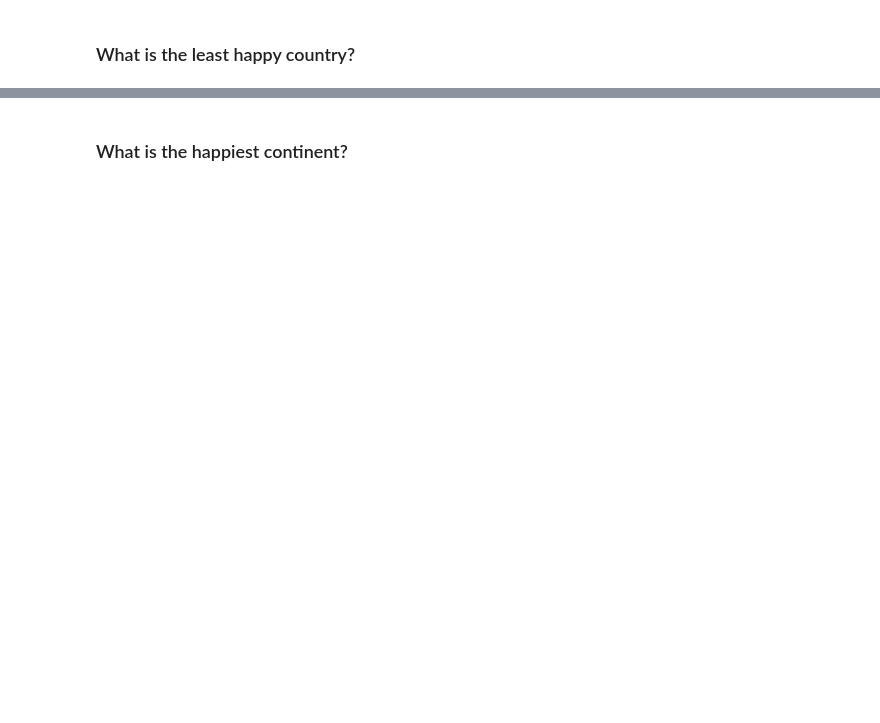
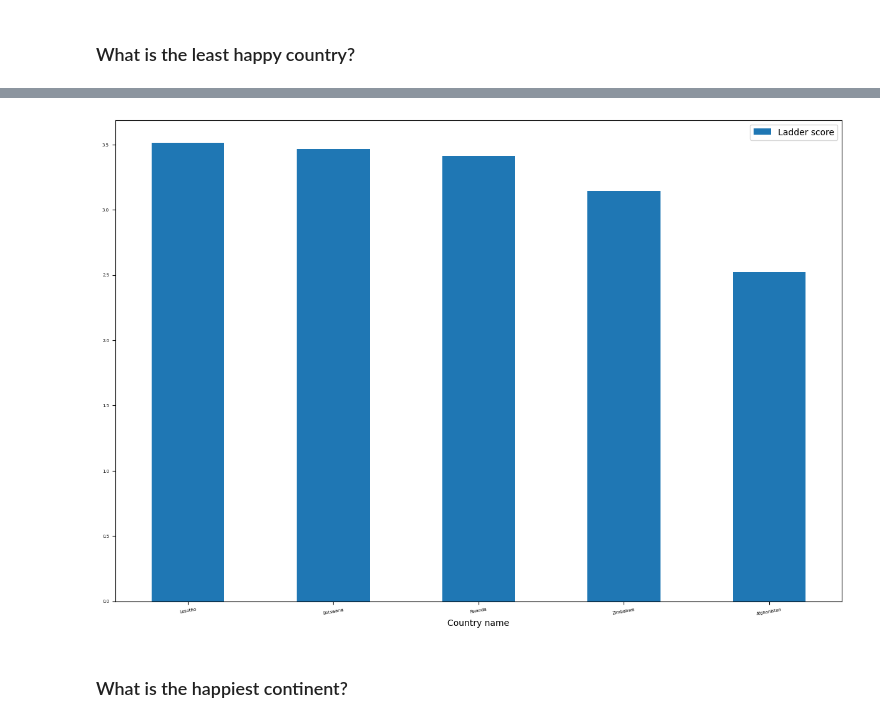
Before and after one commit to Leo-SLC/Project_1, a Jupyter notebook: HappinessResearch.ipynb, the cells around one changed output, grey strips where cells are left out. Saved outputs shown, nothing was run; the diff lists cells and outputs as text; code cells hidden in the pictures; blank space fills up the shorter version.

```diff
--- a/HappinessResearch.ipynb
+++ b/HappinessResearch.ipynb
@@ -120,0 +125,7 @@ plt.savefig('Output_figs/Happiness_graph.png')
+# %%
+#Data Frame for the least happy country
+unhappiest = happiness_2021_df.loc[happiness_2021_df['Ladder score'].idxmin()]
+unhappiest_country_df = happiness_2021_df[['Country name', 'Ladder score']]
+unhappiest = unhappiest['Country name']
+print(f"The unhappiest country in the world is {unhappiest}")
+unhappiest_country_df.sort_values('Ladder score', ascending=True).head()
@@ -121,2 +140,10 @@ plt.savefig('Output_figs/Happiness_graph.png')
+# %%
+#Bar Chart of the least happy countries:
+unhappiest_country_df.tail().plot(x="Country name", y="Ladder score", kind="bar", rot=10, fontsize=5)
+plt.savefig("Output_figs/Corruptionbarchart.png")
+
+plt.show()
+# %% [output]
+[figure, added]
 # %% [markdown]
 ### What is the happiest continent?
```
Also changed, not shown: parts of 41 cells of this notebook, 1 other file.
